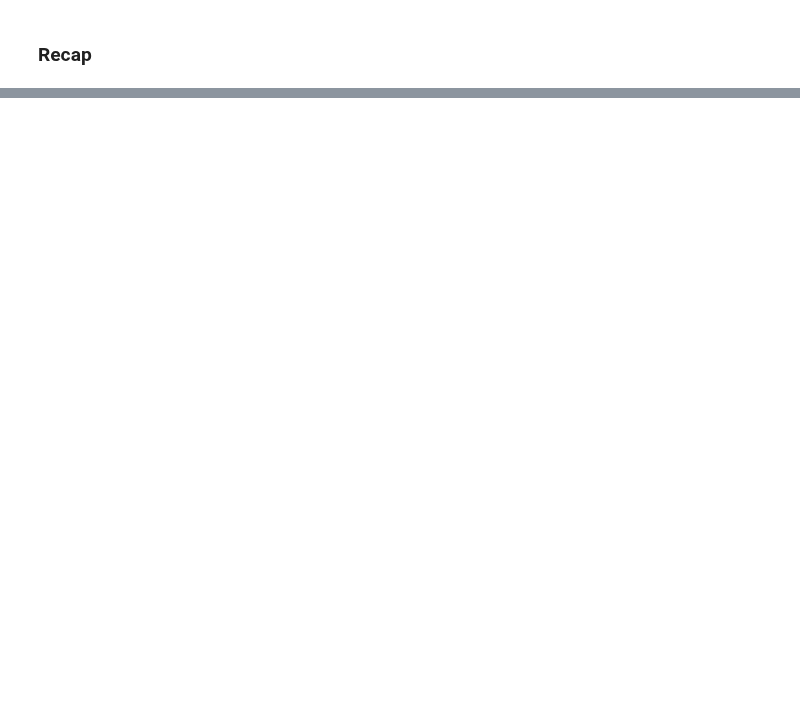
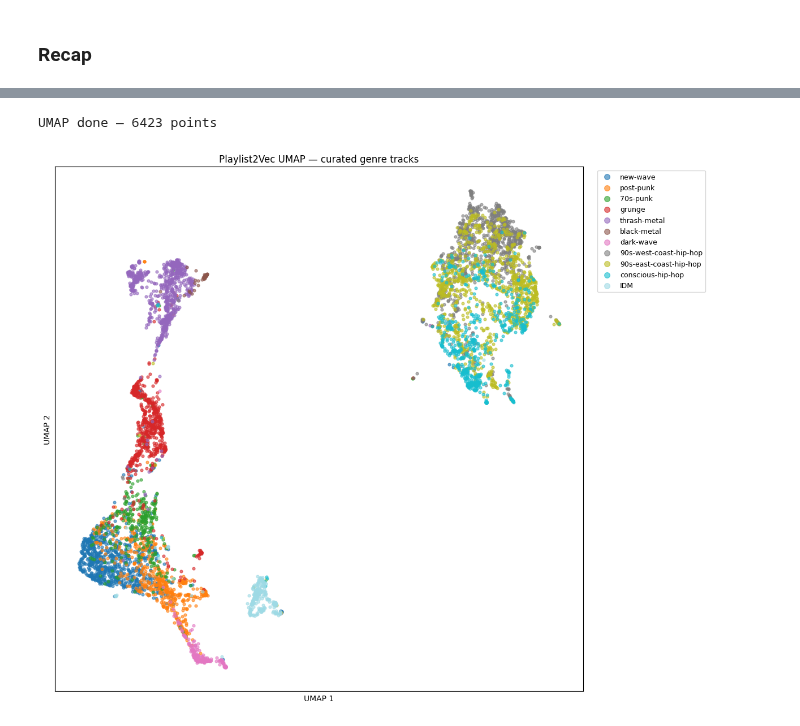
Before and after one commit to peppedilillo/toposonico, a Jupyter notebook: notebooks/11_training_w2v.ipynb, the cells around one changed output, grey strips where cells are left out. Saved outputs shown, nothing was run; the diff lists cells and outputs as text; code cells hidden in the pictures; blank space fills up the shorter version.

```diff
--- a/notebooks/11_training_w2v.ipynb
+++ b/notebooks/11_training_w2v.ipynb
@@ -420,0 +429,9 @@ plt.show()
+# %%
+# Load track lookup, keep only columns we need, inner-join with vocab
+lookup = pd.read_parquet(
+    "../data/playlist/track_lookup.parquet",
+    columns=["track_rowid", "track_name", "artist_name", "track_popularity"],
+)
+lookup = lookup.merge(vocab, on="track_rowid", how="inner")
+print(f"{len(lookup):,} tracks in lookup (should match vocab size {len(vocab):,})")
+lookup.head()
@@ -420,0 +632,35 @@ plt.show()
+# %%
+import umap
+
+# Extract embeddings for the curated tracks
+track_ids = genre_df["track_id"].values
+genre_emb = emb_norm[track_ids].cpu().numpy()
+
+reducer = umap.UMAP(n_components=2, metric="cosine", random_state=42)
+coords = reducer.fit_transform(genre_emb)
+genre_df["umap_x"] = coords[:, 0]
+genre_df["umap_y"] = coords[:, 1]
+print(f"UMAP done — {len(coords)} points")
+# %% [output]
+UMAP done — 6423 points
+# %%
+fig, ax = plt.subplots(figsize=(12, 10))
+
+genres = genre_df["genre"].unique()
+cmap = plt.cm.get_cmap("tab20", len(genres))
+
+for i, genre in enumerate(genres):
+    subset = genre_df[genre_df["genre"] == genre]
+    ax.scatter(
+        subset["umap_x"], subset["umap_y"],
+        c=[cmap(i)], label=genre, s=12, alpha=0.6,
+    )
+
+ax.legend(bbox_to_anchor=(1.02, 1), loc="upper left", fontsize=9, markerscale=2)
+ax.set_title("Playlist2Vec UMAP — curated genre tracks")
+ax.set_xlabel("UMAP 1"); ax.set_ylabel("UMAP 2")
+ax.set_xticks([]); ax.set_yticks([])
+plt.tight_layout()
+plt.show()
+# %% [output]
+[figure, added]
```
Also changed, not shown: parts of 16 cells of this notebook, 3 other files.
